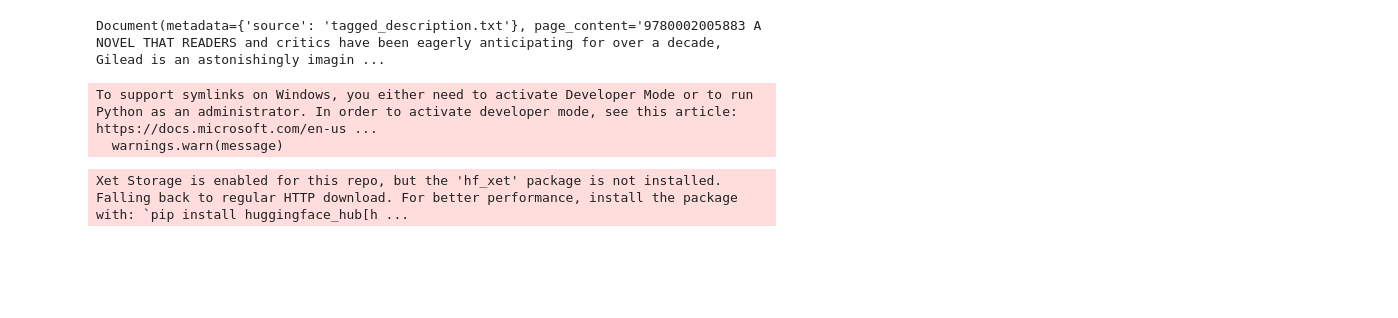
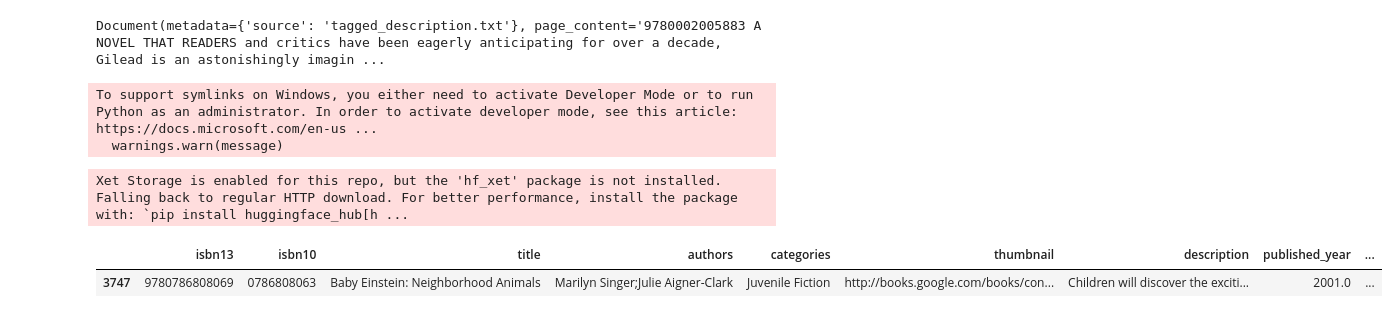
Before and after one commit to Edwinian/book-recommender, a Jupyter notebook: vector-search.ipynb, the cells around one changed output. Drawn from its saved outputs; the diff is of its cells as text; code cells hidden in the pictures; blank space fills up the shorter version.

```diff
--- a/vector-search.ipynb
+++ b/vector-search.ipynb
@@ -74,0 +79,6 @@ Xet Storage is enabled for this repo, but the 'hf_xet' package is not installed.
+# %%
+# This line filters a pandas DataFrame (books) to find the row(s) where the isbn13 column matches the ISBN-13 number extracted from the first document (docs[0]) returned by a similarity search
+books[books["isbn13"] == int(docs[0].page_content.split()[0].strip())]
+# %% [output]
+|  | isbn13 | isbn10 | title | authors | categories | thumbnail | description | published_year | ... |
+| 3747 | 9780786808069 | 0786808063 | Baby Einstein: Neighborhood Animals | Marilyn Singer;Julie Aigner-Clark | Juvenile Fiction | http://books.google.com/books/con... | Children will discover the exciti... | 2001.0 | ... |
```
Also changed, not shown: parts of 4 cells of this notebook.
